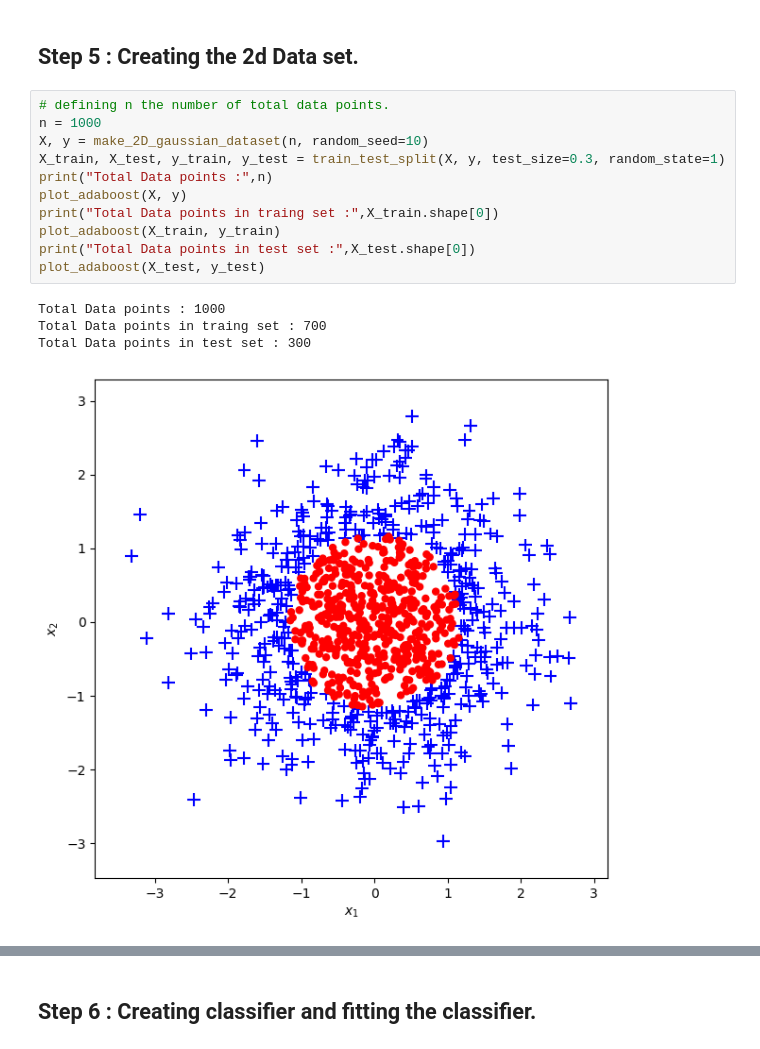
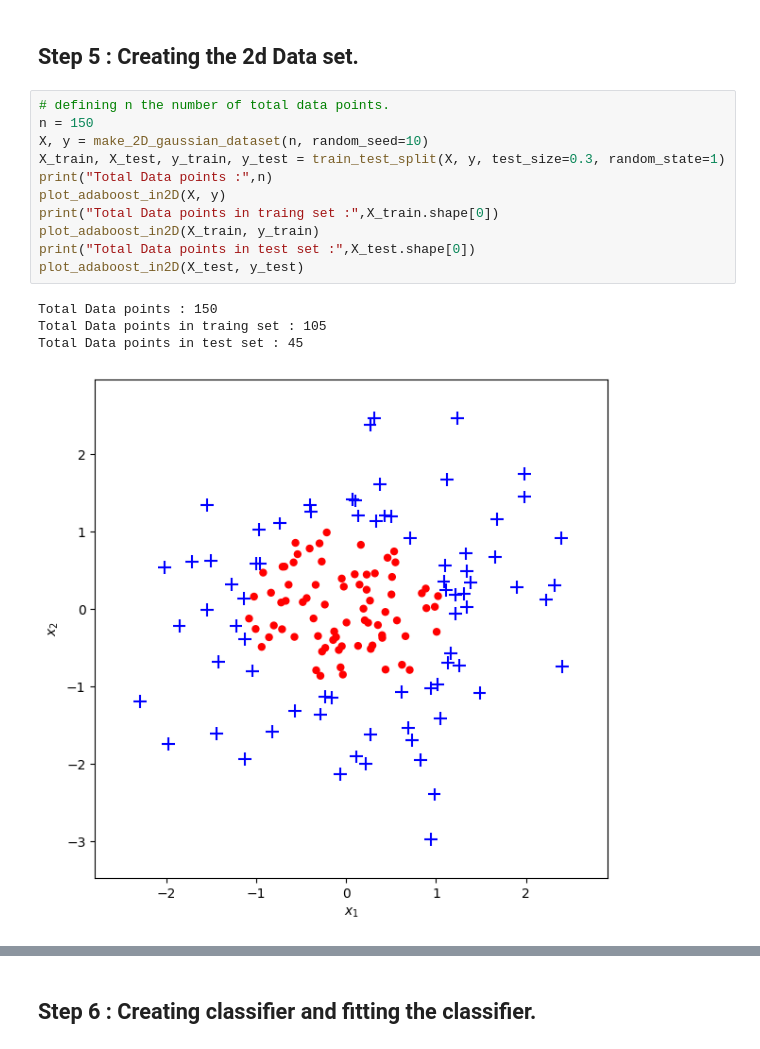
Before and after one commit to Jay0774/MACHINE-LEARNING, a Jupyter notebook: Adaboost/ADABOOST_classifier.ipynb, the cells around one changed output, grey strips where cells are left out. Drawn from its saved outputs; the diff is of its cells as text.

Commit message:
Updated Adaboost

```diff
--- a/Adaboost/ADABOOST_classifier.ipynb
+++ b/Adaboost/ADABOOST_classifier.ipynb
@@ -150,17 +150,17 @@ def make_2D_gaussian_dataset( n , random_seed):
 ## Step 5 : Creating the 2d Data set.
 # %%
 # defining n the number of total data points.
-n = 1000
+n = 150
 X, y = make_2D_gaussian_dataset(n, random_seed=10)
 X_train, X_test, y_train, y_test = train_test_split(X, y, test_size=0.3, random_state=1)
 print("Total Data points :",n)
-plot_adaboost(X, y)
+plot_adaboost_in2D(X, y)
 print("Total Data points in traing set :",X_train.shape[0])
-plot_adaboost(X_train, y_train)
+plot_adaboost_in2D(X_train, y_train)
 print("Total Data points in test set :",X_test.shape[0])
-plot_adaboost(X_test, y_test)
+plot_adaboost_in2D(X_test, y_test)
 # %% [output]
-Total Data points : 1000
-Total Data points in traing set : 700
-Total Data points in test set : 300
+Total Data points : 150
+Total Data points in traing set : 105
+Total Data points in test set : 45
-[figure, old version]
+[figure, new version]
```
Also changed, not shown: parts of 10 cells of this notebook.
